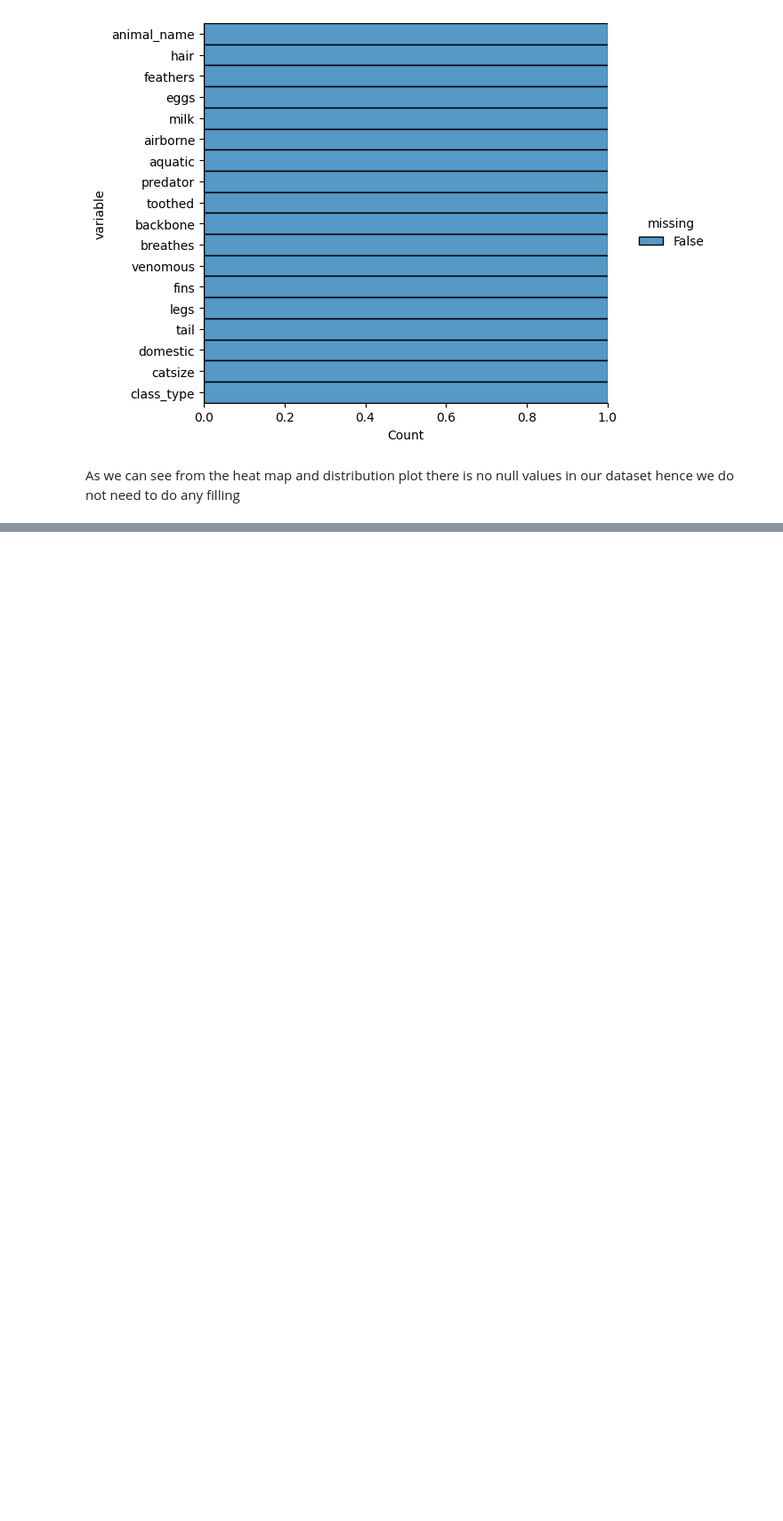
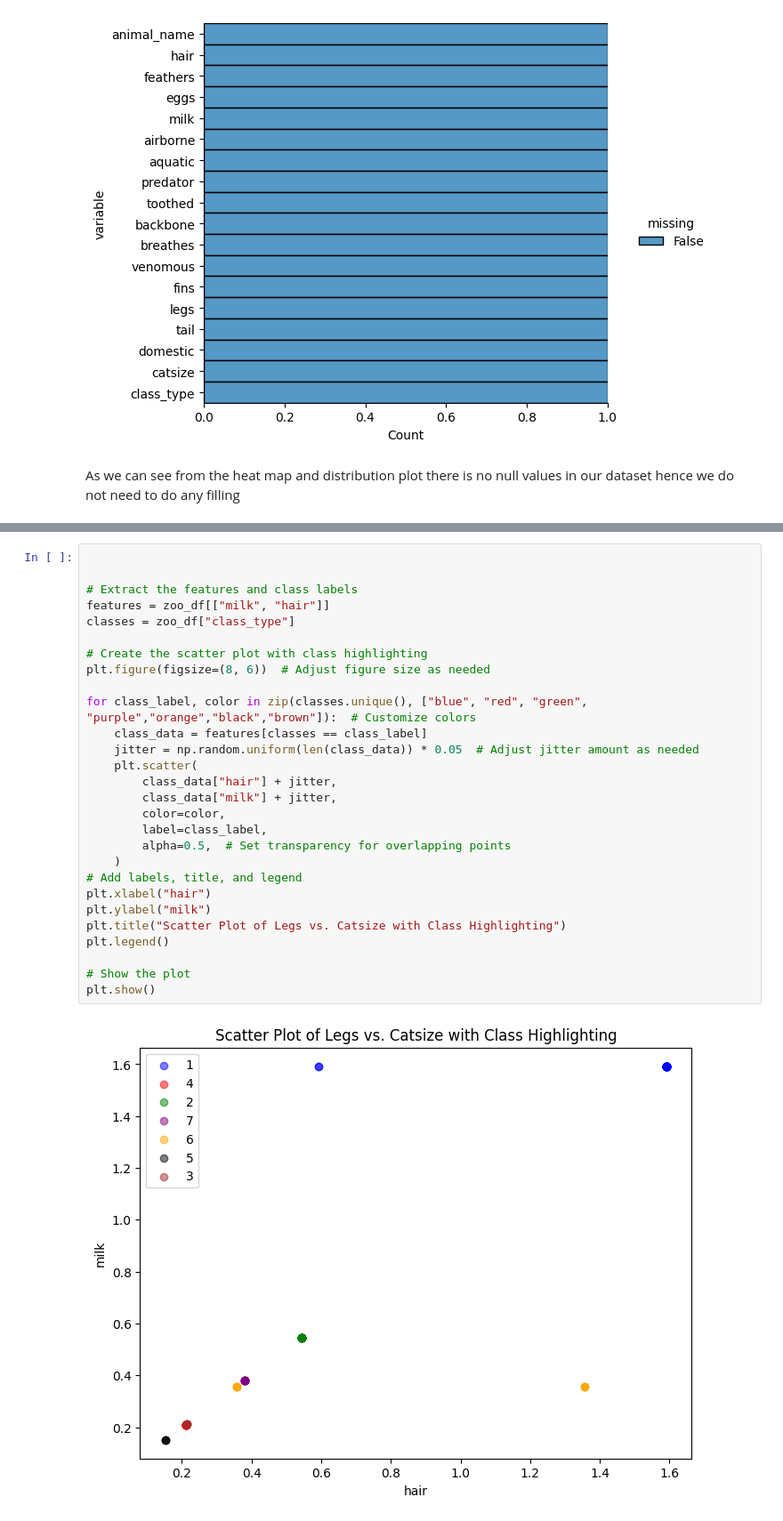
Before and after one commit to dheeraj16-coder/mi-model-and-data-visualization, a Jupyter notebook: ml_classifier/zoo_classifier_model.ipynb, the cells around one changed output, grey strips where cells are left out. Shown at 89% size. Drawn from its saved outputs; the diff is of its cells as text; blank space fills up the shorter version.

```diff
--- a/ml_classifier/zoo_classifier_model.ipynb
+++ b/ml_classifier/zoo_classifier_model.ipynb
@@ -77,0 +136,30 @@ plt.show()
+# %%
+
+
+# Extract the features and class labels
+features = zoo_df[["milk", "hair"]]
+classes = zoo_df["class_type"]
+
+# Create the scatter plot with class highlighting
+plt.figure(figsize=(8, 6))  # Adjust figure size as needed
+
+for class_label, color in zip(classes.unique(), ["blue", "red", "green", "purple","orange","black","brown"]):  # Customize colors
+    class_data = features[classes == class_label]
+    jitter = np.random.uniform(len(class_data)) * 0.05  # Adjust jitter amount as needed
+    plt.scatter(
+        class_data["hair"] + jitter,
+        class_data["milk"] + jitter,
+        color=color,
+        label=class_label,
+        alpha=0.5,  # Set transparency for overlapping points
+    )
+# Add labels, title, and legend
+plt.xlabel("hair")
+plt.ylabel("milk")
+plt.title("Scatter Plot of Legs vs. Catsize with Class Highlighting")
+plt.legend()
+
+# Show the plot
+plt.show()
+# %% [output]
+[figure, added]
```
Also changed, not shown: parts of 11 cells of this notebook, 1 other file.
